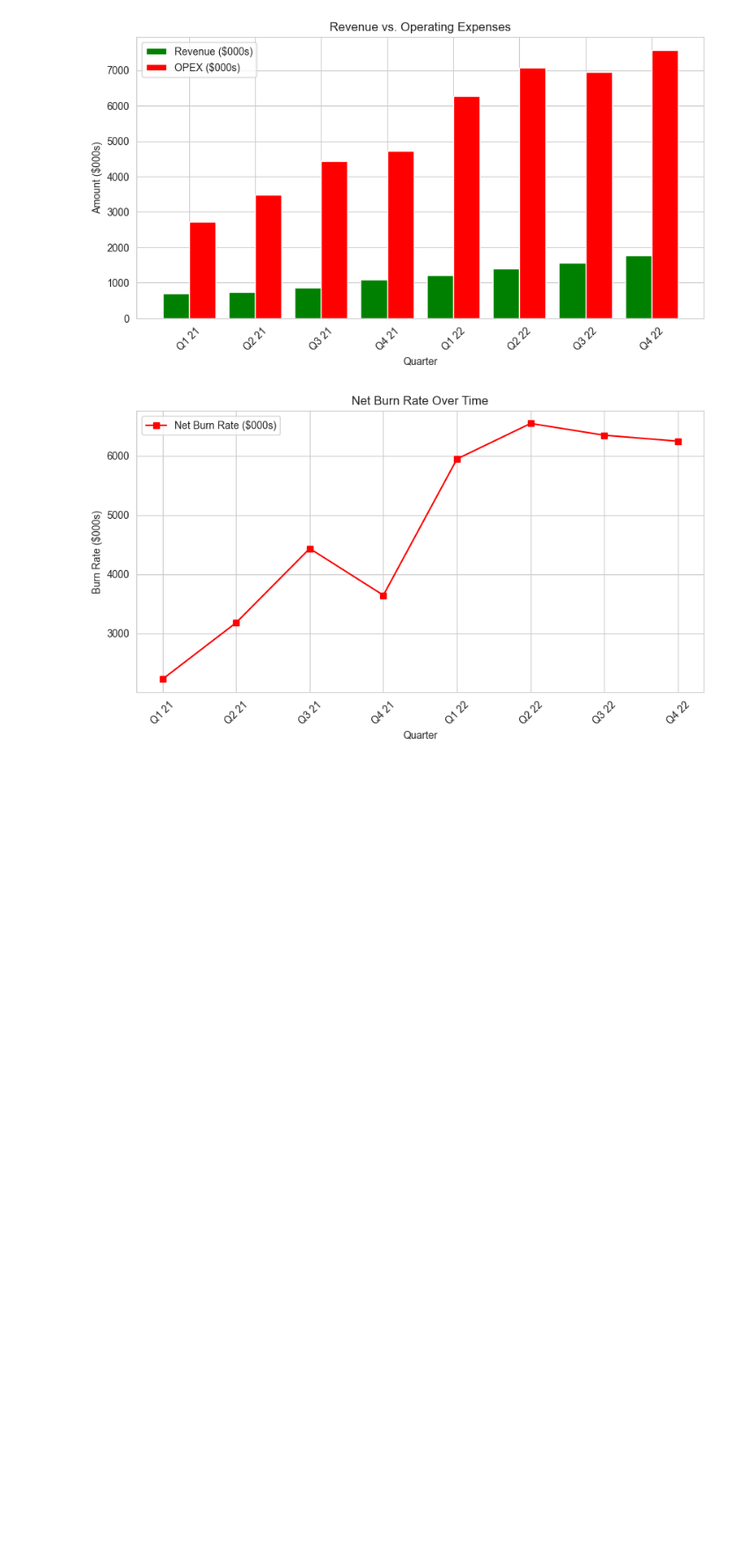
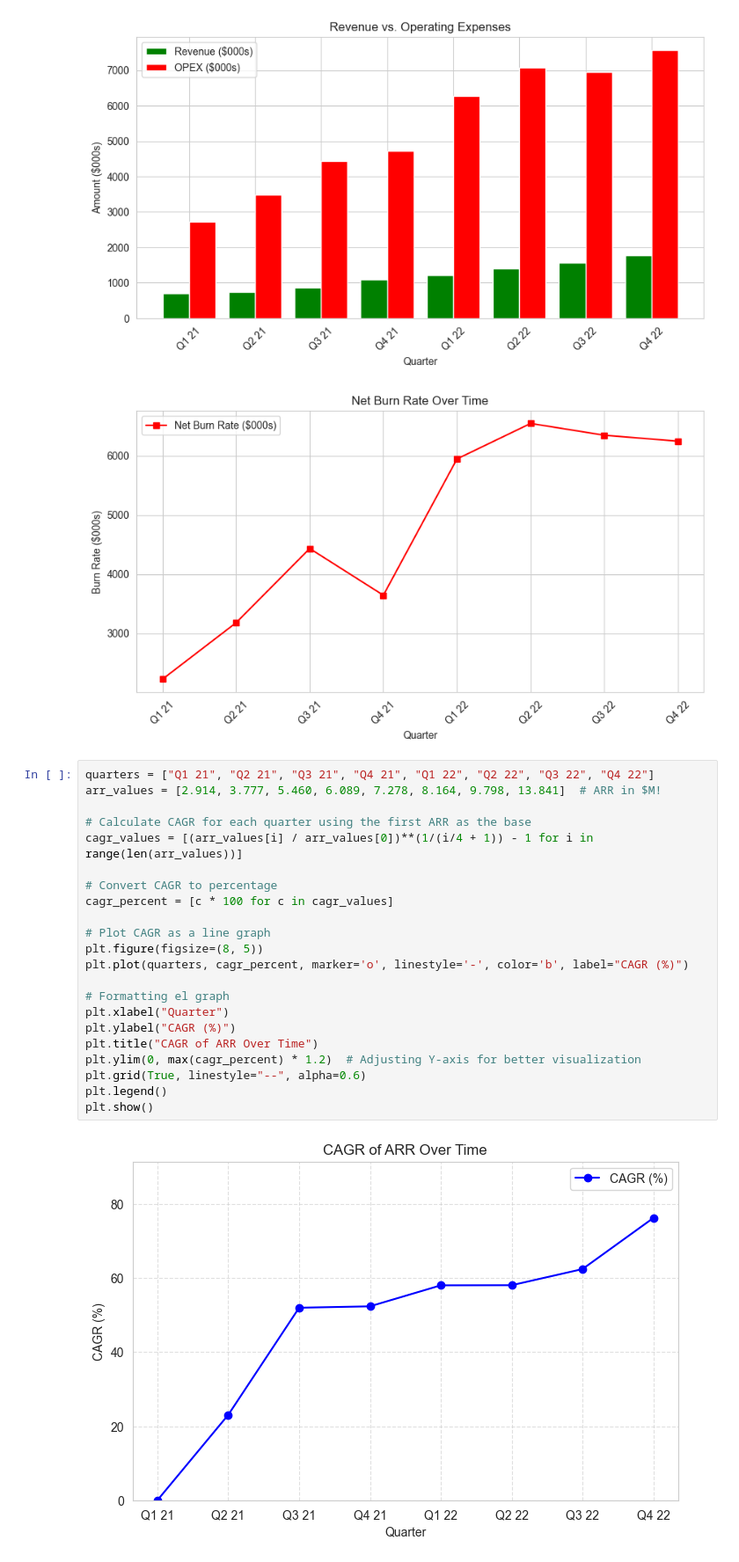
Before and after one commit to Avesta03/SaaSMetricsAnalysis, a Jupyter notebook: analysis1.ipynb, the cells around one changed output. Shown: that part at 88% size. Saved outputs shown, nothing was run; the diff lists cells and outputs as text; blank space fills up the shorter version.

Commit message:
Implemented CAGR Graph

```diff
--- a/analysis1.ipynb
+++ b/analysis1.ipynb
@@ -72,3 +72,27 @@ Passing `palette` without assigning `hue` is deprecated and will be removed in v
 [figure]
 [figure]
 [figure]
+# %%
+quarters = ["Q1 21", "Q2 21", "Q3 21", "Q4 21", "Q1 22", "Q2 22", "Q3 22", "Q4 22"]
+arr_values = [2.914, 3.777, 5.460, 6.089, 7.278, 8.164, 9.798, 13.841]  # ARR in $M!
+
+# Calculate CAGR for each quarter using the first ARR as the base
+cagr_values = [(arr_values[i] / arr_values[0])**(1/(i/4 + 1)) - 1 for i in range(len(arr_values))]
+
+# Convert CAGR to percentage
+cagr_percent = [c * 100 for c in cagr_values]
+
+# Plot CAGR as a line graph
+plt.figure(figsize=(8, 5))
+plt.plot(quarters, cagr_percent, marker='o', linestyle='-', color='b', label="CAGR (%)")
+
+# Formatting el graph
+plt.xlabel("Quarter")
+plt.ylabel("CAGR (%)")
+plt.title("CAGR of ARR Over Time")
+plt.ylim(0, max(cagr_percent) * 1.2)  # Adjusting Y-axis for better visualization
+plt.grid(True, linestyle="--", alpha=0.6)
+plt.legend()
+plt.show()
+# %% [output]
+[figure, added]
```
